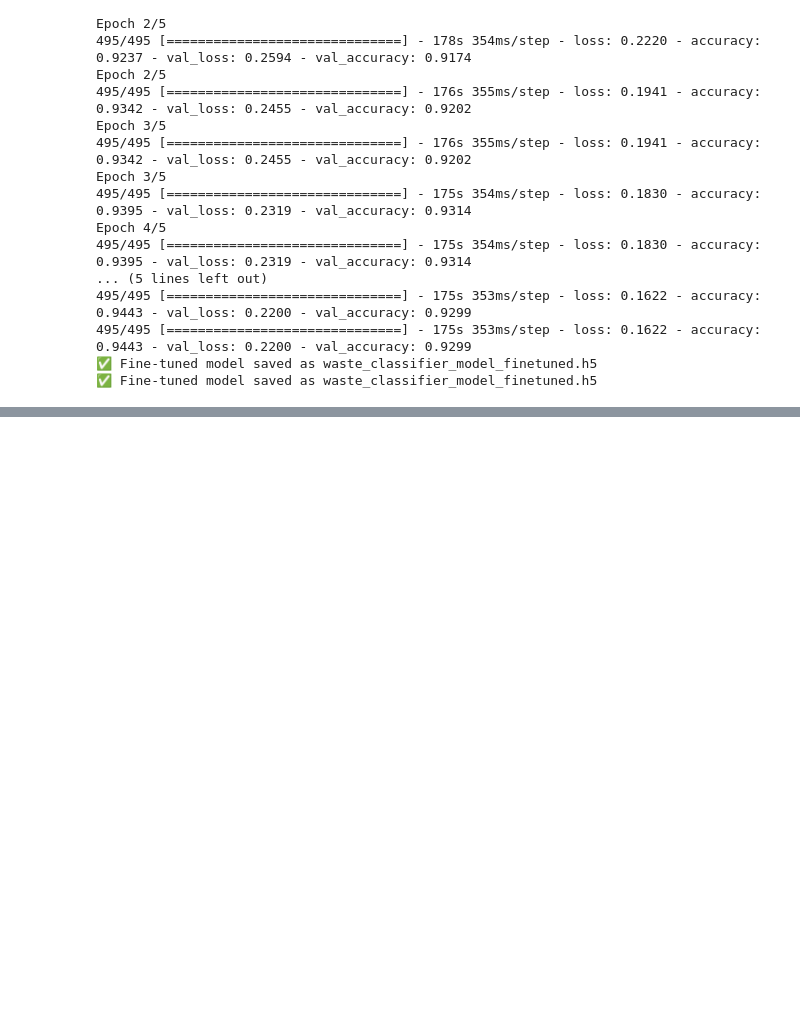
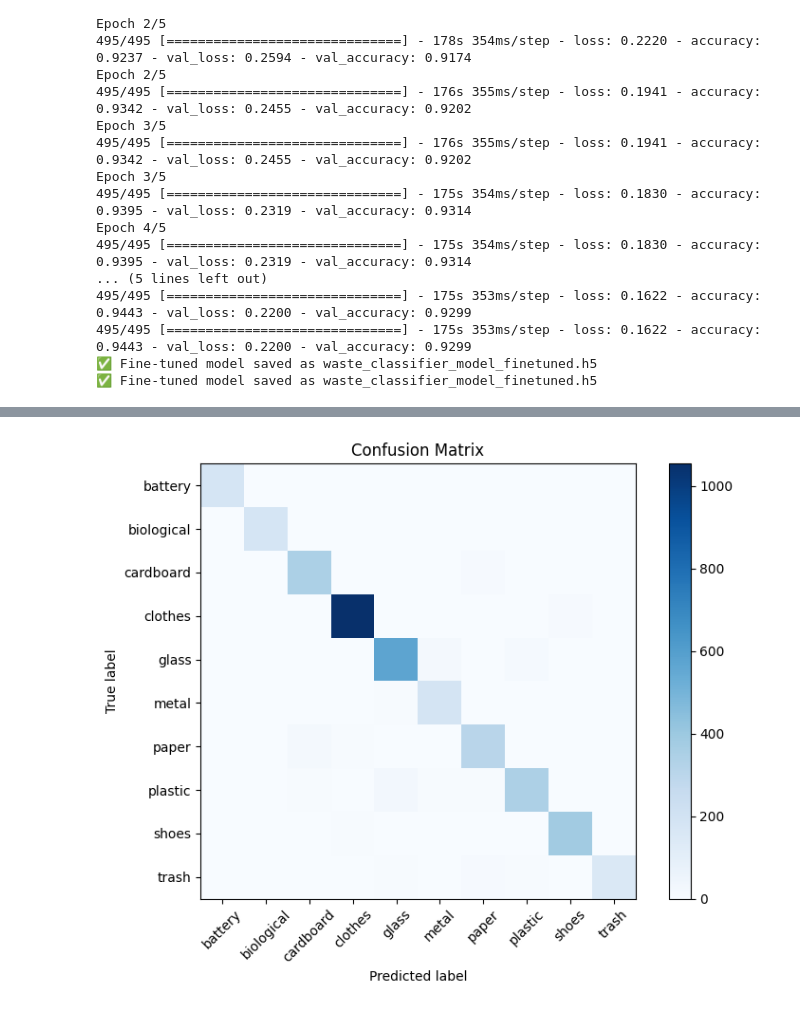
Before and after one commit to manisharya490/Waste-Classifier, a Jupyter notebook: waste1.ipynb, the cells around one changed output, grey strips where cells are left out. Saved outputs shown, nothing was run; the diff lists cells and outputs as text; code cells hidden in the pictures; blank space fills up the shorter version.

```diff
--- a/waste1.ipynb
+++ b/waste1.ipynb
@@ -256,0 +372,37 @@ Epoch 4/5
+# %%
+import numpy as np
+from sklearn.metrics import classification_report, confusion_matrix
+import matplotlib.pyplot as plt
+
+# Get true labels and predictions for validation set
+val_data.reset()
+y_true = []
+y_pred = []
+for i in range(len(val_data)):
+    X, y = val_data[i]
+    preds = model.predict(X)
+    y_true.extend(np.argmax(y, axis=1))
+    y_pred.extend(np.argmax(preds, axis=1))
+    if (i+1)*val_data.batch_size >= val_data.samples:
+        break
+
+class_labels = list(val_data.class_indices.keys())
+print("\nClassification Report:")
+print(classification_report(y_true, y_pred, target_names=class_labels))
+
+cm = confusion_matrix(y_true, y_pred)
+print("\nConfusion Matrix:")
+print(cm)
+
+plt.figure(figsize=(8,6))
+plt.imshow(cm, interpolation='nearest', cmap=plt.cm.Blues)
+plt.title('Confusion Matrix')
+plt.colorbar()
+tick_marks = np.arange(len(class_labels))
+plt.xticks(tick_marks, class_labels, rotation=45)
+plt.yticks(tick_marks, class_labels)
+plt.ylabel('True label')
+plt.xlabel('Predicted label')
+plt.tight_layout()
+plt.show()
+# %% [output]
@@ -256,0 +426 @@ Epoch 4/5
+[figure, added]
```
Also changed, not shown: parts of 2 cells of this notebook, 4 other files.
